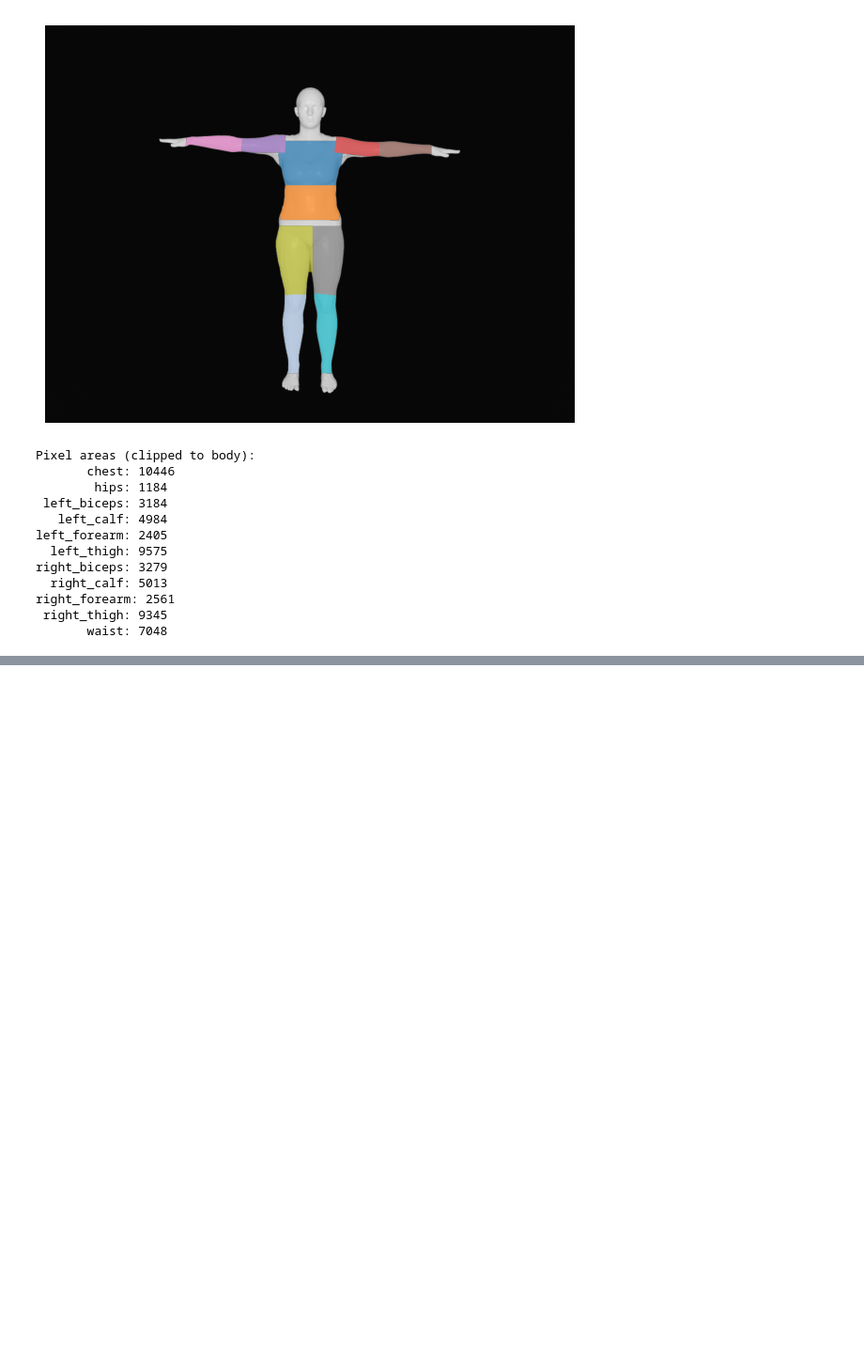
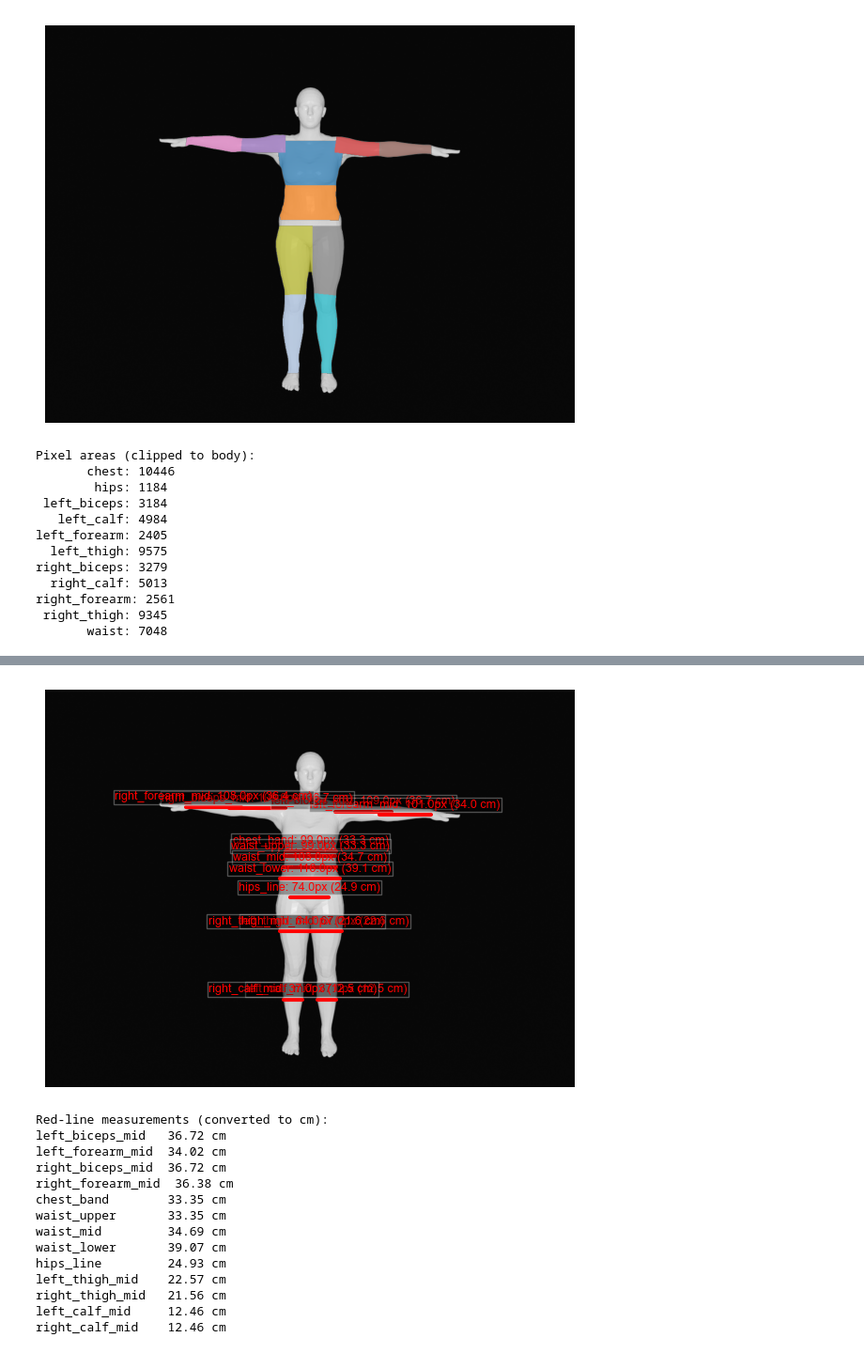
Before and after one commit to carolinarutililima/Computer_Vision_challenge, a Jupyter notebook: code.ipynb, the cells around one changed output, grey strips where cells are left out. Shown at 94% size. Drawn from its saved outputs; the diff is of its cells as text; code cells hidden in the pictures; blank space fills up the shorter version.

```diff
--- a/code.ipynb
+++ b/code.ipynb
@@ -1943,0 +2051,42 @@ Tightest waist width: 34.07 cm
+# %%
+# ==== HOW TO USE (cm conversion enabled) ====
+
+# 1) Build masks
+fkp_n = normalize_keypoints(fkp)
+parts_masks, body_mask, overlay = build_part_masks(front, fkp_n)
+
+# 2) Pixel→cm scale
+front_height_px = float(feats.get("front_height_px", 0.0))  # from your feature extractor
+HEIGHT_CM = 170.0   # <-- set this to the person’s actual height in cm
+
+# 3) Measure and plot
+measurements = measure_horizontal_lines(
+    front,
+    fkp_n,
+    parts_masks,
+    body_mask,
+    front_height_px=front_height_px,
+    HEIGHT_CM=HEIGHT_CM,
+    plot=True
+)
+
+# 4) Show results in cm
+print("Red-line measurements (converted to cm):")
+for k, v in measurements.items():
+    print(f"{k:16s}  {v['width_cm']:.2f} cm")
+# %% [output]
+[figure, added]
+Red-line measurements (converted to cm):
+left_biceps_mid   36.72 cm
+left_forearm_mid  34.02 cm
+right_biceps_mid  36.72 cm
+right_forearm_mid  36.38 cm
+chest_band        33.35 cm
+waist_upper       33.35 cm
+waist_mid         34.69 cm
+waist_lower       39.07 cm
+hips_line         24.93 cm
+left_thigh_mid    22.57 cm
+right_thigh_mid   21.56 cm
+left_calf_mid     12.46 cm
+right_calf_mid    12.46 cm
```
Also changed, not shown: parts of 9 cells of this notebook, 1 other file.
